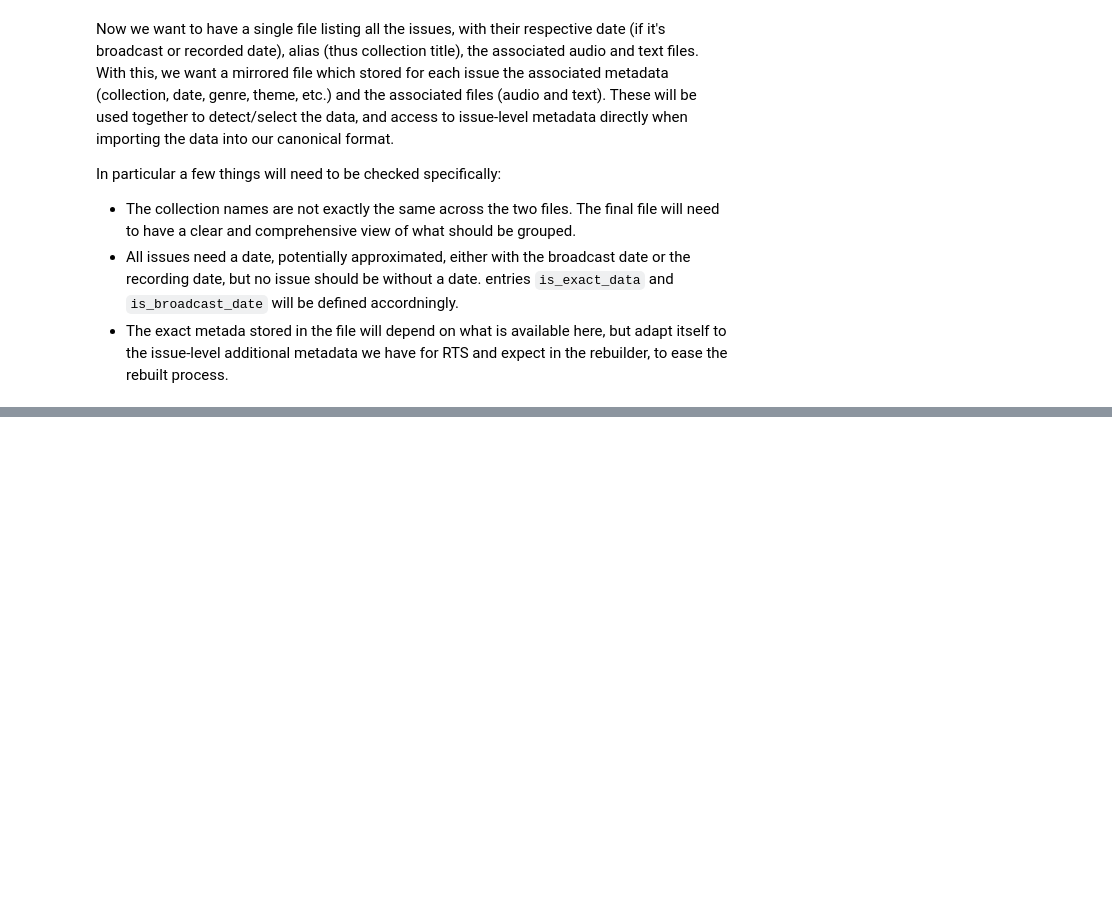
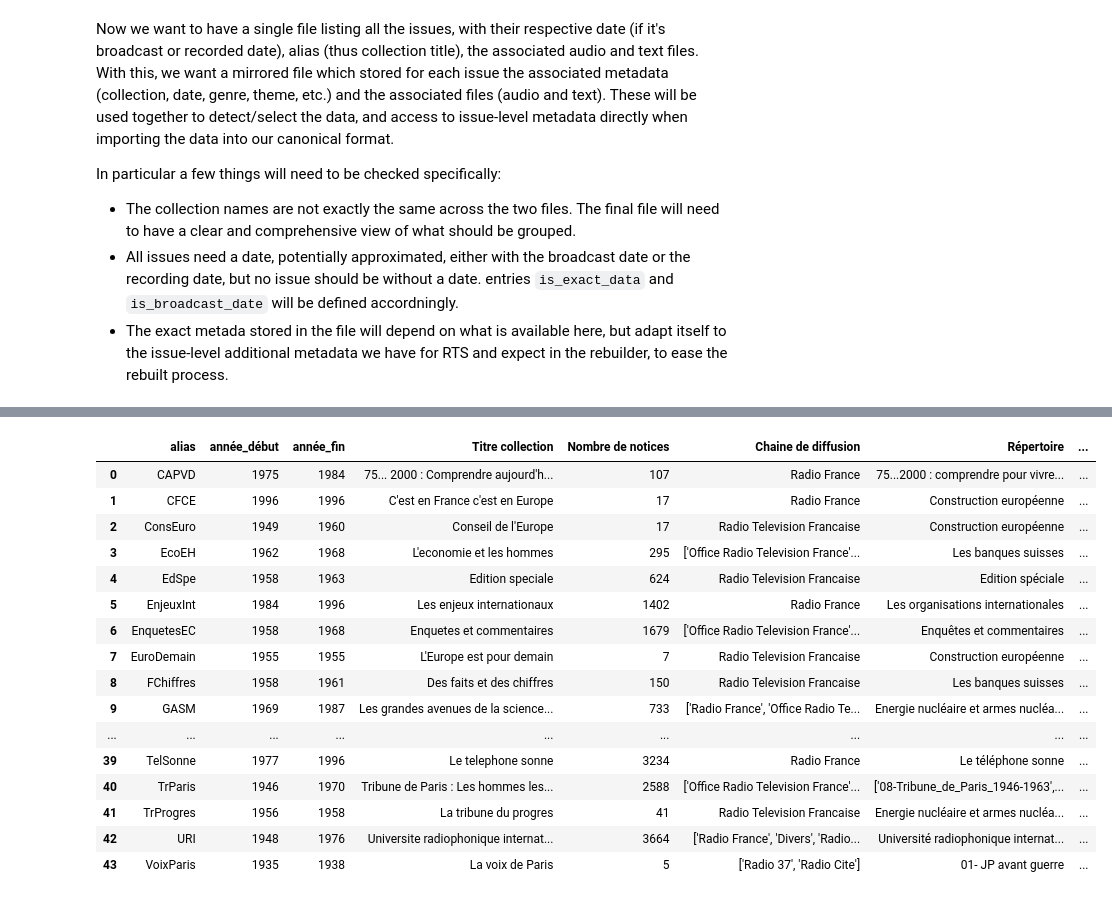
Before and after one commit to impresso/impresso-text-acquisition, a Jupyter notebook: notebooks/ina_preprocessing.ipynb, the cells around one changed output, grey strips where cells are left out. Drawn from its saved outputs; the diff is of its cells as text; code cells hidden in the pictures; blank space fills up the shorter version.

```diff
--- a/notebooks/ina_preprocessing.ipynb
+++ b/notebooks/ina_preprocessing.ipynb
@@ -617,0 +636,22 @@ In particular a few things will need to be checked specifically:
+# %%
+aliases_from_files_df_filepath = "/home/piconti/impresso-text-acquisition/text_preparation/data/sample_data/INA/collection_aliases_from_files.csv"
+aliases_from_files_df = pd.read_csv(aliases_from_files_df_filepath, index_col=0)
+aliases_from_files_df
+# %% [output]
+|  | alias | année_début | année_fin | Titre collection | Nombre de notices | Chaine de diffusion | Répertoire | ... |
+| 0 | CAPVD | 1975 | 1984 | 75... 2000 : Comprendre aujourd'h... | 107 | Radio France | 75...2000 : comprendre pour vivre... | ... |
+| 1 | CFCE | 1996 | 1996 | C'est en France c'est en Europe | 17 | Radio France | Construction européenne | ... |
+| 2 | ConsEuro | 1949 | 1960 | Conseil de l'Europe | 17 | Radio Television Francaise | Construction européenne | ... |
+| 3 | EcoEH | 1962 | 1968 | L'economie et les hommes | 295 | ['Office Radio Television France'... | Les banques suisses | ... |
+| 4 | EdSpe | 1958 | 1963 | Edition speciale | 624 | Radio Television Francaise | Edition spéciale | ... |
+| 5 | EnjeuxInt | 1984 | 1996 | Les enjeux internationaux | 1402 | Radio France | Les organisations internationales | ... |
+| 6 | EnquetesEC | 1958 | 1968 | Enquetes et commentaires | 1679 | ['Office Radio Television France'... | Enquêtes et commentaires | ... |
+| 7 | EuroDemain | 1955 | 1955 | L'Europe est pour demain | 7 | Radio Television Francaise | Construction européenne | ... |
+| 8 | FChiffres | 1958 | 1961 | Des faits et des chiffres | 150 | Radio Television Francaise | Les banques suisses | ... |
+| 9 | GASM | 1969 | 1987 | Les grandes avenues de la science... | 733 | ['Radio France', 'Office Radio Te... | Energie nucléaire et armes nucléa... | ... |
+| ... | ... | ... | ... | ... | ... | ... | ... | ... |
+| 39 | TelSonne | 1977 | 1996 | Le telephone sonne | 3234 | Radio France | Le téléphone sonne | ... |
+| 40 | TrParis | 1946 | 1970 | Tribune de Paris : Les hommes les... | 2588 | ['Office Radio Television France'... | ['08-Tribune_de_Paris_1946-1963',... | ... |
+| 41 | TrProgres | 1956 | 1958 | La tribune du progres | 41 | Radio Television Francaise | Energie nucléaire et armes nucléa... | ... |
+| 42 | URI | 1948 | 1976 | Universite radiophonique internat... | 3664 | ['Radio France', 'Divers', 'Radio... | Université radiophonique internat... | ... |
+| 43 | VoixParis | 1935 | 1938 | La voix de Paris | 5 | ['Radio 37', 'Radio Cite'] | 01- JP avant guerre | ... |
```
Also changed, not shown: parts of 29 cells of this notebook.
